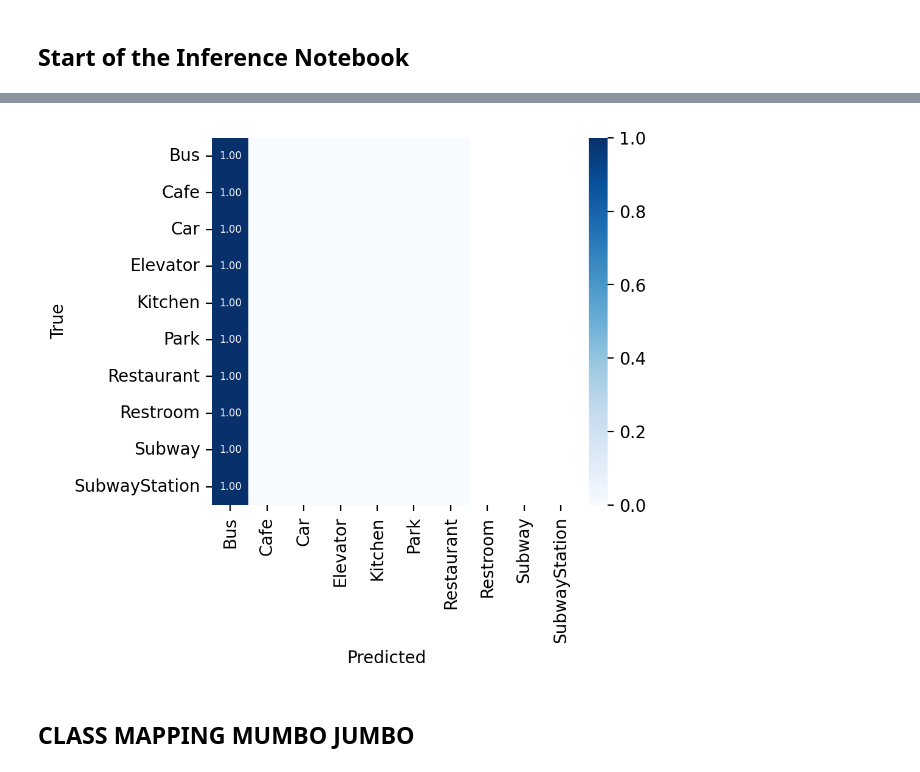
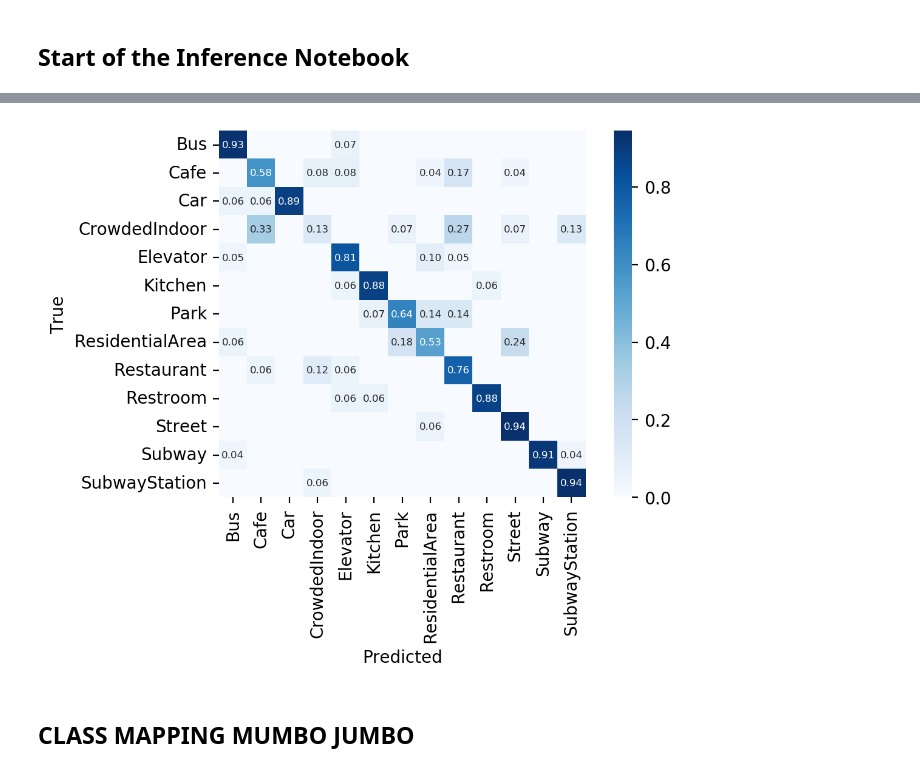
Before and after one commit to Jamesetay1/acoustic_scene_classification, a Jupyter notebook: TwoStage/task1a/10class/cochlscene_inference.ipynb, the cells around one changed output, grey strips where cells are left out. Drawn from its saved outputs; the diff is of its cells as text; code cells hidden in the pictures.

```diff
--- a/TwoStage/task1a/10class/cochlscene_inference.ipynb
+++ b/TwoStage/task1a/10class/cochlscene_inference.ipynb
@@ -114,10 +111,12 @@ for i in range(len(wavpath)):
 # %% [markdown]
 ## Start of the Inference Notebook
 # %%
-file_path = '/work/contractors/jtaylor/acoustic_scene_classification/data/CochlScene/Val/'
-csv_file = val_csv = '/work/contractors/jtaylor/acoustic_scene_classification/data/CochlScene/val_fold_10_ordered.tsv'
-output_path = feat_path = '/work/contractors/jtaylor/acoustic_scene_classification/data/CochlScene/features/logmel128_scaled/'
-model_path = 'fcnn/cochlscene_run_10_ordered/model-01-0.0987.hdf5'
+base_path = '/work/user_data/jtaylor/data/acoustic_scene_classification'
+file_path = f'{base_path}/data/CochlScene/Val/'
+csv_file = val_csv = f'{base_path}/data/CochlScene/val_shuffled_tiny.tsv'
+output_path = feat_path = f'{base_path}/data/CochlScene/features/logmel128_scaled/'
+
+model_path = 'fcnn/cochlscene/model-250-0.7619.hdf5'
 feature_type = 'logmel'
 # %%
 dev_test_df = pd.read_csv(val_csv,sep='\t', encoding='ASCII')
@@ -154,35 +185,37 @@ print(y_pred_val)
 import seaborn as sns
 import matplotlib.pyplot as plt
 
 # get confusion matrix
 conf_matrix = confusion_matrix(y_val,y_pred_val)
-conf_matrix = np.delete(conf_matrix, np.s_[-3:], axis=1)
+
+print(conf_matrix)
+#conf_matrix = np.delete(conf_matrix, np.s_[0:], axis=1)
 conf_mat_norm_recall = conf_matrix.astype('float32')/conf_matrix.sum(axis=1)[:,np.newaxis]
 recall_by_class = np.diagonal(conf_mat_norm_recall)
 mean_recall = np.mean(recall_by_class)
 
 # Calculate row sums to use for percentages
 row_sums = conf_matrix.sum(axis=1)
 
 # Calculate percentages
 percentages = (conf_matrix.T / row_sums).T  # Transpose for division, then transpose back
 
 # Format percentages as strings with '%' symbol
 annot_data = [['{:.2f}'.format(val) for val in row] for row in percentages]
 annot_data = [['' if float(val <= 0.04) else '{:.2f}'.format(val) for val in row] for row in percentages]
 
 plt.figure(dpi=200)
 
 annot_kws = {'size': 6}
 ax = sns.heatmap(percentages, xticklabels=ClassNames, yticklabels=ClassNames, annot=annot_data, fmt='', square=True, cmap='Blues', annot_kws=annot_kws)
 ax.set_xlabel('Predicted')
 ax.set_xticklabels(ax.get_xticklabels(), rotation = 90)
 ax.set_ylabel('True')
 
 #plt.subplots_adjust(left=0.2, bottom=0.35)
 plt.show()
 # %% [output]
-[figure, old version]
+[figure, new version]
 # %% [markdown]
 ## CLASS MAPPING MUMBO JUMBO
 # %%
```
Also changed, not shown: parts of 6 cells of this notebook, 31 other files.
